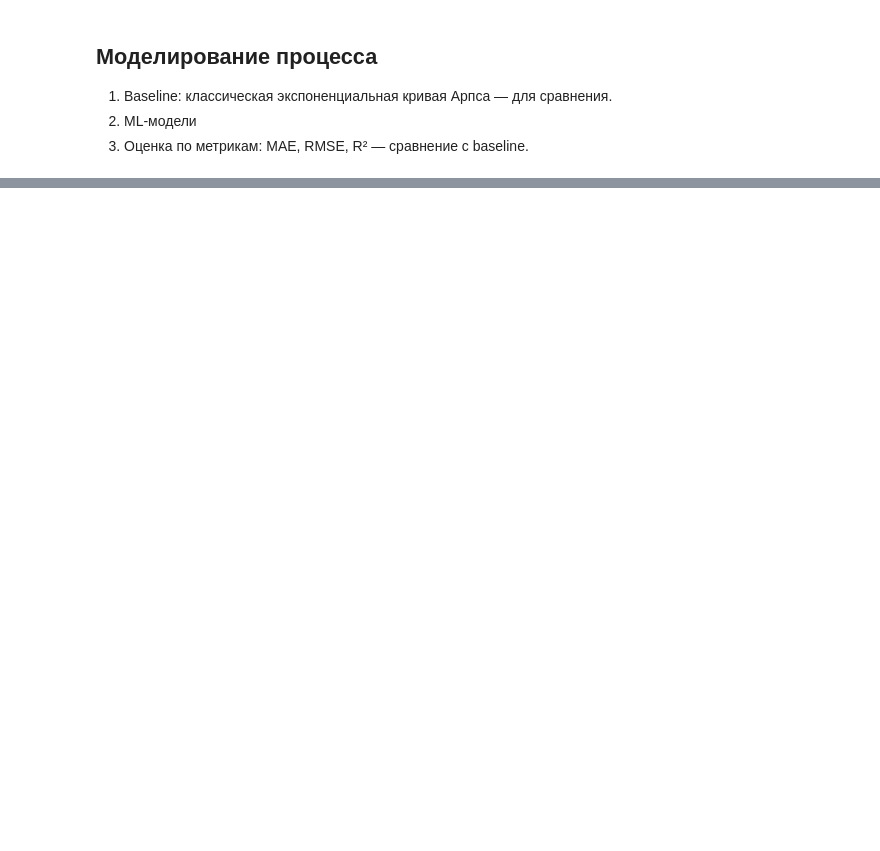
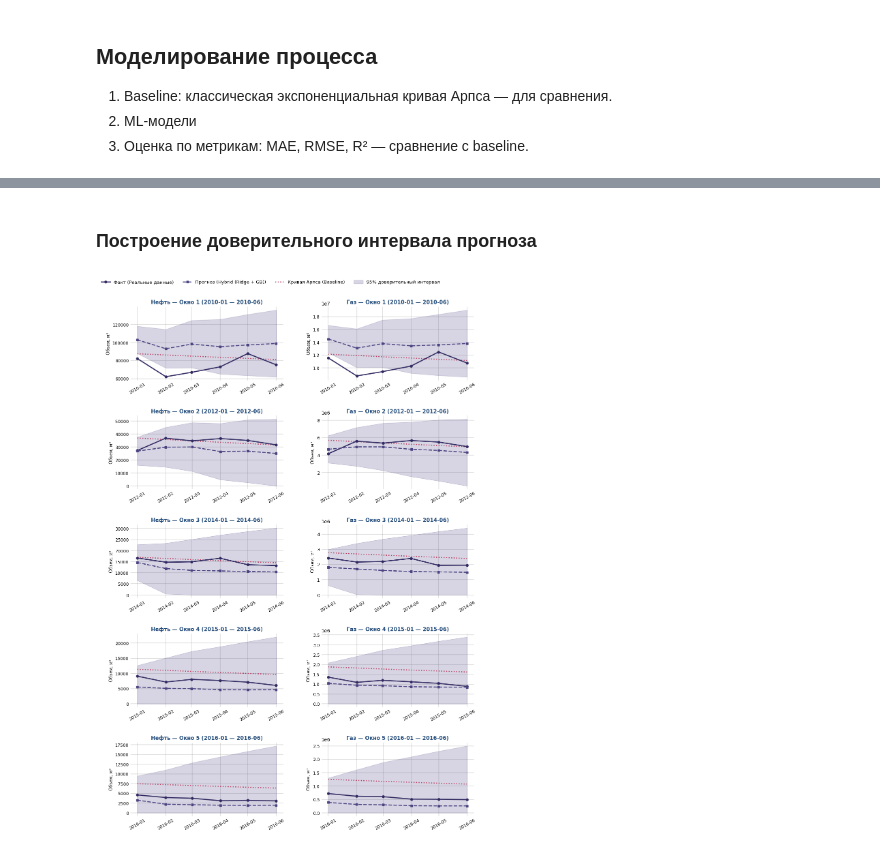
Before and after one commit to SashaVeremchuk/Gazprom-production-forecast, a Jupyter notebook: one_well.ipynb, the cells around one changed output, grey strips where cells are left out. Drawn from its saved outputs; the diff is of its cells as text; code cells hidden in the pictures; blank space fills up the shorter version.

```diff
--- a/one_well.ipynb
+++ b/one_well.ipynb
@@ -297,0 +582,74 @@ X_train_scaled: (79, 12), X_test_scaled: (12, 12)
+# %% [markdown]
+### Построение доверительного интервала прогноза
+# %%
+best_model_name = "Hybrid (Ridge + GB)"
+
+# Цветовая палитра
+bg_test = "#FFFFFF"      # белый фон окна прогноза
+line_color = "#322b63"   # темно-фиолетовая линия реального профиля
+pred_color = "#4b4482"   # сиренево-фиолетовый для прогноза и доверительного интервала
+arps_color = "#b83b5e"   # сдержанный бордовый для кривой Арпса
+
+fig, axes = plt.subplots(5, 2, figsize=(13, 18))
+fig.patch.set_facecolor("white")
+
+for row_idx, w in enumerate(windows):
+    window_id = w["id"]
+    tr = data.loc[:w["train_end"]]
+    te = data.loc[w["test_start"]:w["test_end"]]
+
+    for col_idx, (fluid, fluid_name) in enumerate([("BORE_OIL_VOL", "Нефть"), ("BORE_GAS_VOL", "Газ")]):
+        ax = axes[row_idx, col_idx]
+
+        y_tr = tr[fluid].values
+        y_te = te[fluid].values
+        pred_tr = ml_predictions[(best_model_name, fluid, window_id)]["train"]
+        pred_te = ml_predictions[(best_model_name, fluid, window_id)]["test"]
+        arps_te = arps_predictions[(fluid, window_id)]["test"]
+
+        # Расчет 95% доверительного интервала
+        raw_sigma = np.std(y_tr - pred_tr)
+        sigma = max(raw_sigma, 0.08 * np.mean(y_tr))
+
+        steps = np.arange(1, len(te) + 1)
+        margin = 1.96 * sigma * np.sqrt(steps)
+
+        ci_upper = pred_te + margin
+        ci_lower = np.maximum(0, pred_te - margin)
+
+        # Фон окна прогноза и белая сетка поверх
+        ax.set_facecolor(bg_test)
+        ax.grid(True, color="grey", linestyle="-", linewidth=1.1, alpha=0.3, zorder=0)
+
+        for spine in ax.spines.values():
+            spine.set_visible(False)
+
+        l1, = ax.plot(te.index, y_te, label="Факт (Реальные данные)", color=line_color, marker="o", markersize=5, linewidth=2.2, zorder=4)
+        l2, = ax.plot(te.index, pred_te, label=f"Прогноз ({best_model_name})", color=pred_color, linestyle="--", marker="s", markersize=5, linewidth=2.0, zorder=5)
+        l3, = ax.plot(te.index, arps_te, label="Кривая Арпса (Baseline)", color=arps_color, linestyle=":", linewidth=2.0, zorder=3)
+        l4 = ax.fill_between(te.index, ci_lower, ci_upper, color=pred_color, alpha=0.22, zorder=2, label="95% доверительный интервал")
+
+        ax.set_title(
+            f"{fluid_name} — Окно {window_id} ({w['test_start'][:7]} — {w['test_end'][:7]})",
+            fontsize=11, fontweight="bold", color="#224b7a"
+        )
+        ax.set_ylabel("Объем, м³", fontsize=9, fontfamily="serif")
+        ax.xaxis.set_major_formatter(mdates.DateFormatter('%Y-%m'))
+        ax.tick_params(axis='x', rotation=30, labelsize=9, length=0)
+        ax.tick_params(axis='y', labelsize=9, length=0)
+
+leg = fig.legend(
+    handles=[l1, l2, l3, l4],
+    loc="upper left",
+    bbox_to_anchor=(0.05, 0.99),
+    ncol=4,
+    fontsize=9.5,
+    frameon=True,
+    facecolor="white"
+)
+leg.get_frame().set_linewidth(0)
+
+plt.subplots_adjust(top=0.94, hspace=0.48, wspace=0.25)
+plt.show()
+# %% [output]
+[figure, added]
```
Also changed, not shown: parts of 25 cells of this notebook.
